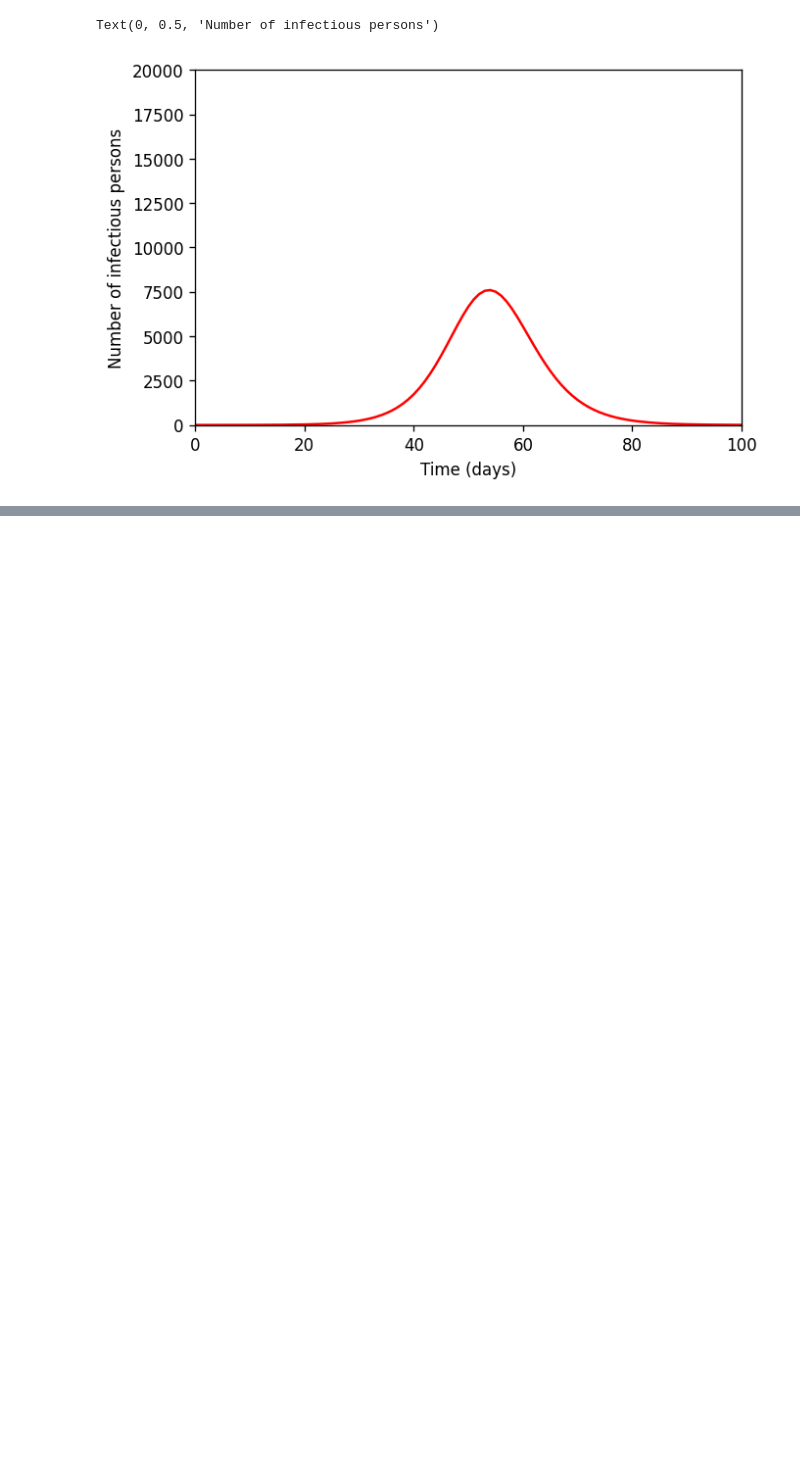
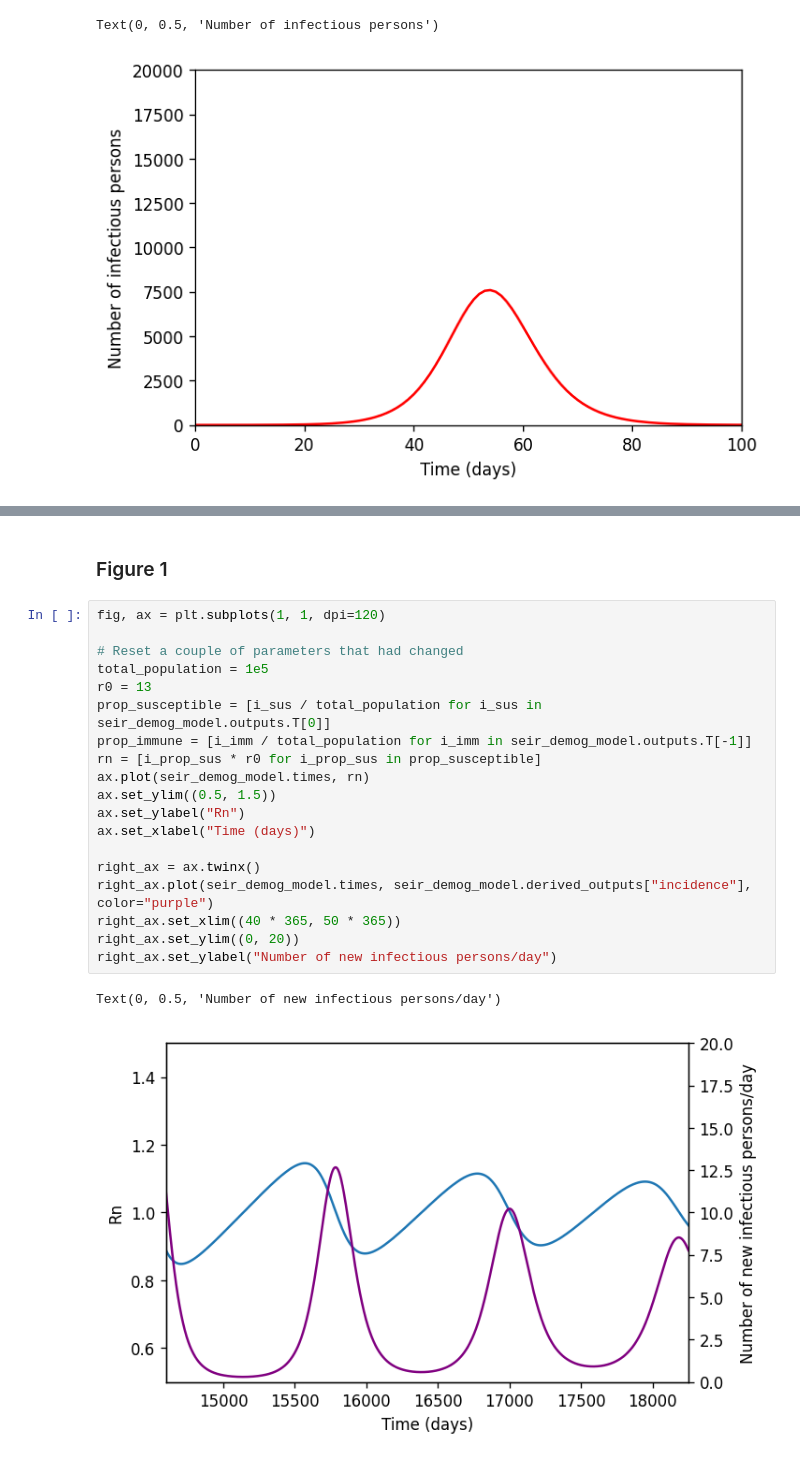
Before and after one commit to monash-emu/summer, a Jupyter notebook: docs/vynnycky_white/chapter_2_4.ipynb, the cells around one changed output, grey strips where cells are left out. Cells and saved outputs as stored; diff of their text form; blank space fills up the shorter version.

```diff
--- a/docs/vynnycky_white/chapter_2_3.ipynb
+++ b/docs/vynnycky_white/chapter_2_4.ipynb
@@ -341,0 +361,24 @@ Text(0, 0.5, 'Number of new infectious persons/time step')
+# %% [markdown]
+### Figure 1
+# %%
+fig, ax = plt.subplots(1, 1, dpi=120)
+
+# Reset a couple of parameters that had changed
+total_population = 1e5
+r0 = 13
+prop_susceptible = [i_sus / total_population for i_sus in seir_demog_model.outputs.T[0]]
+prop_immune = [i_imm / total_population for i_imm in seir_demog_model.outputs.T[-1]]
+rn = [i_prop_sus * r0 for i_prop_sus in prop_susceptible]
+ax.plot(seir_demog_model.times, rn)
+ax.set_ylim((0.5, 1.5))
+ax.set_ylabel("Rn")
+ax.set_xlabel("Time (days)")
+
+right_ax = ax.twinx()
+right_ax.plot(seir_demog_model.times, seir_demog_model.derived_outputs["incidence"], color="purple")
+right_ax.set_xlim((40 * 365, 50 * 365))
+right_ax.set_ylim((0, 20))
+right_ax.set_ylabel("Number of new infectious persons/day")
+# %% [output]
+Text(0, 0.5, 'Number of new infectious persons/day')
+[figure, added]
```
Also changed, not shown: parts of 28 cells of this notebook.
